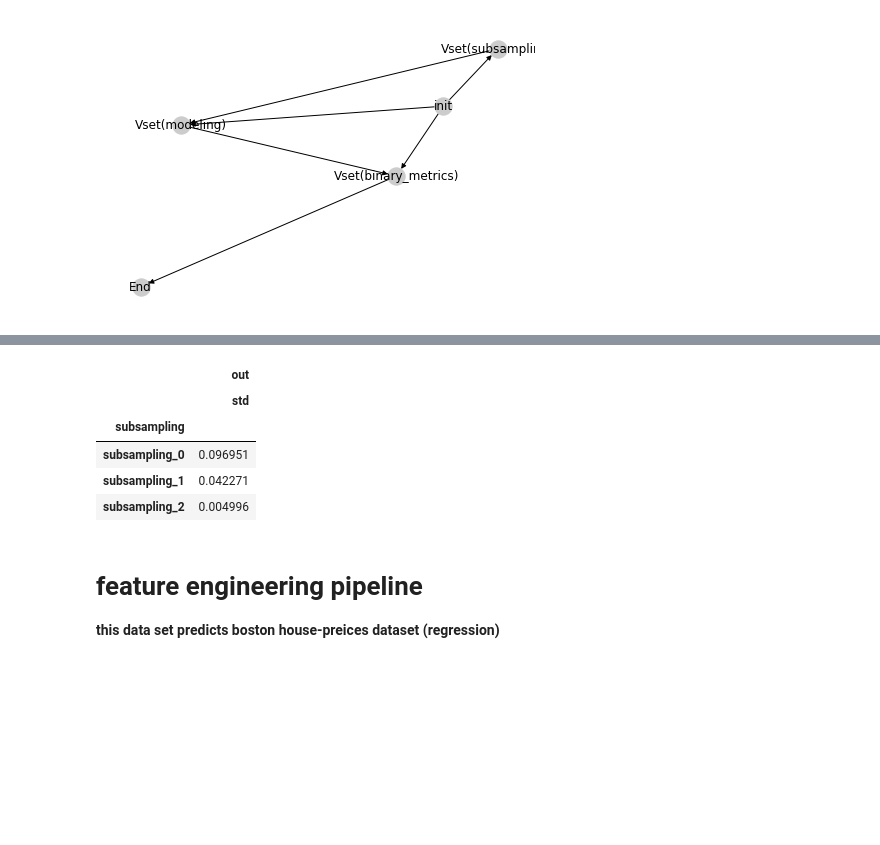
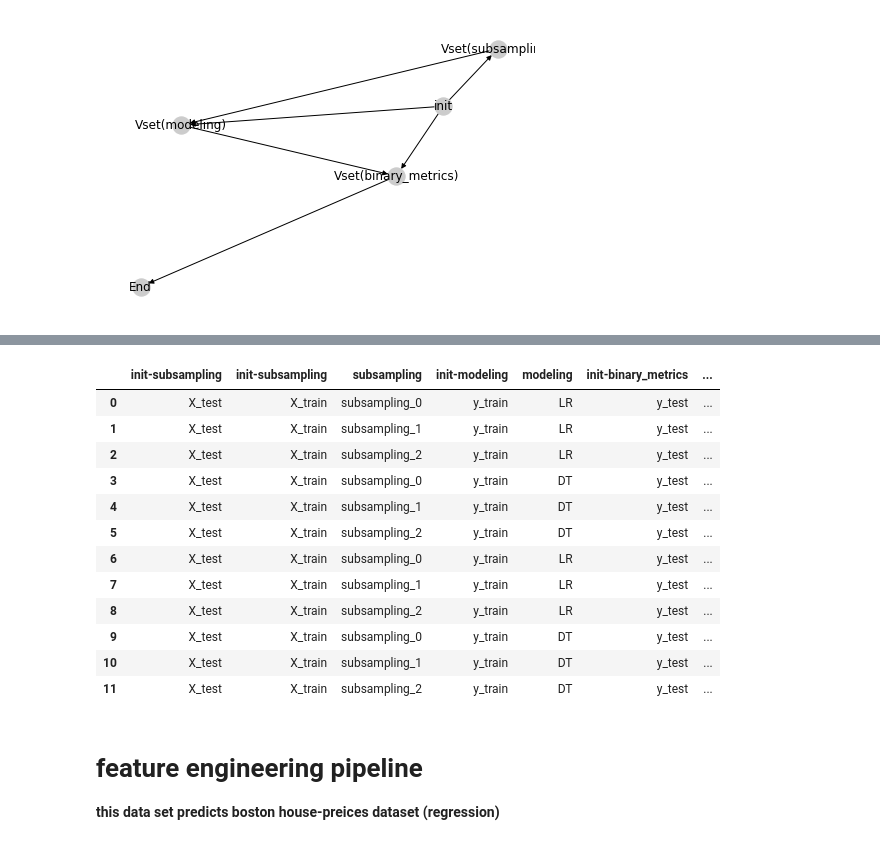
Before and after one commit to Yu-Group/veridical-flow, a Jupyter notebook: notebooks/00_synthetic_classification.ipynb, the cells around one changed output, grey strips where cells are left out. Drawn from its saved outputs; the diff is of its cells as text; code cells hidden in the pictures; blank space fills up the shorter version.

```diff
--- a/notebooks/00_synthetic_classification.ipynb
+++ b/notebooks/00_synthetic_classification.ipynb
@@ -79,12 +80,20 @@ plt.plot(u, c)
 # %%
 df = dict_to_df(binary_metrics)
+df
 # %% [output]
-|  | out |
-|  | std |
-| subsampling |  |
-| subsampling_0 | 0.096951 |
-| subsampling_1 | 0.042271 |
-| subsampling_2 | 0.004996 |
+|  | init-subsampling | init-subsampling | subsampling | init-modeling | modeling | init-binary_metrics | ... |
+| 0 | X_test | X_train | subsampling_0 | y_train | LR | y_test | ... |
+| 1 | X_test | X_train | subsampling_1 | y_train | LR | y_test | ... |
+| 2 | X_test | X_train | subsampling_2 | y_train | LR | y_test | ... |
+| 3 | X_test | X_train | subsampling_0 | y_train | DT | y_test | ... |
+| 4 | X_test | X_train | subsampling_1 | y_train | DT | y_test | ... |
+| 5 | X_test | X_train | subsampling_2 | y_train | DT | y_test | ... |
+| 6 | X_test | X_train | subsampling_0 | y_train | LR | y_test | ... |
+| 7 | X_test | X_train | subsampling_1 | y_train | LR | y_test | ... |
+| 8 | X_test | X_train | subsampling_2 | y_train | LR | y_test | ... |
+| 9 | X_test | X_train | subsampling_0 | y_train | DT | y_test | ... |
+| 10 | X_test | X_train | subsampling_1 | y_train | DT | y_test | ... |
+| 11 | X_test | X_train | subsampling_2 | y_train | DT | y_test | ... |
 # %% [markdown]
 # feature engineering pipeline
 **this data set predicts boston house-preices dataset (regression)**
```
Also changed, not shown: parts of 2 cells of this notebook, 2 other files.
